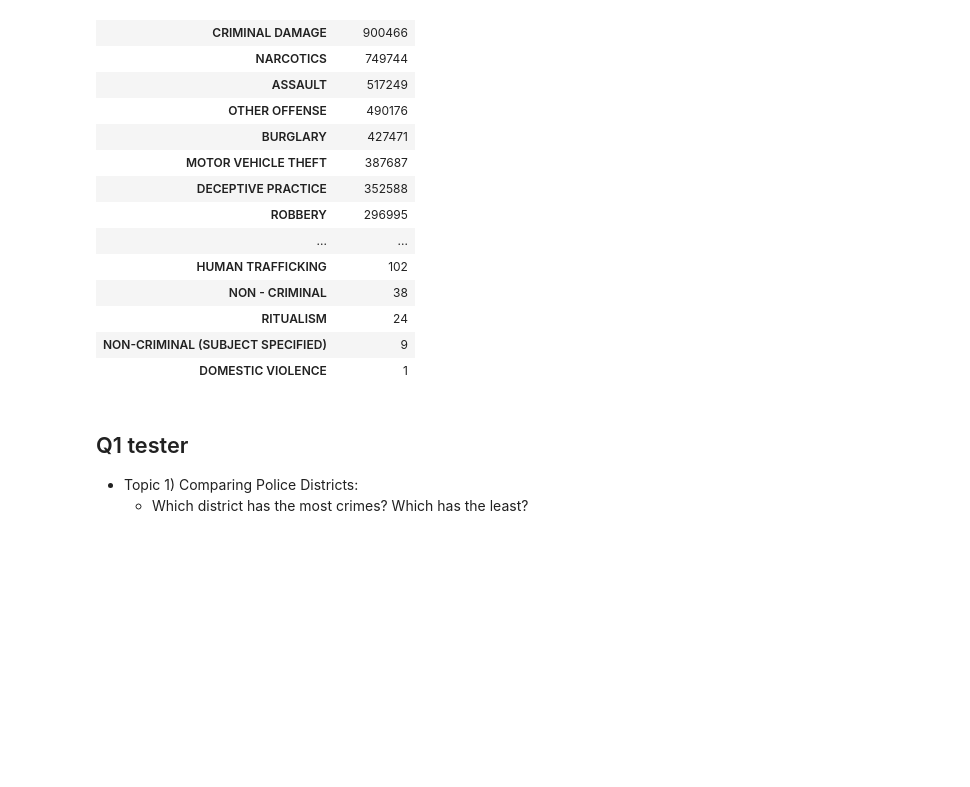
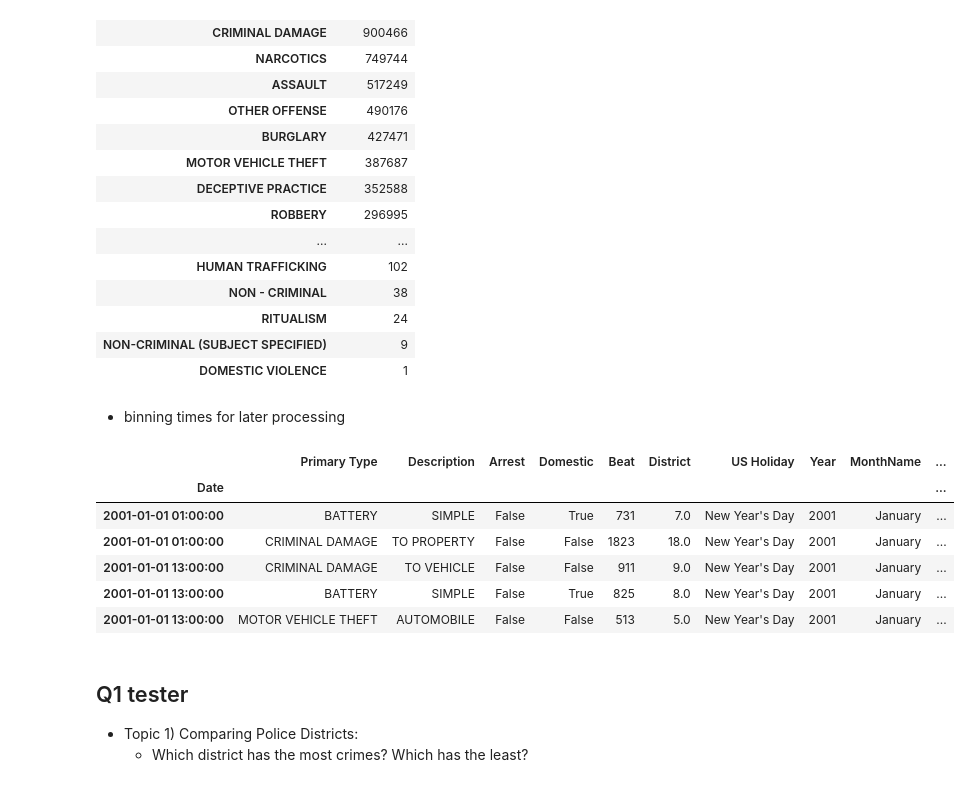
Before and after one commit to clovestad/Chicago_crimes_EDA-python_visuals, a Jupyter notebook: Chicago_Crime_Data.ipynb, the cells around one changed output. Drawn from its saved outputs; the diff is of its cells as text; code cells hidden in the pictures; blank space fills up the shorter version.

```diff
--- a/Chicago_Crime_Data.ipynb
+++ b/Chicago_Crime_Data.ipynb
@@ -98,6 +98,21 @@ crime_counts
 | RITUALISM | 24 |
 | NON-CRIMINAL (SUBJECT SPECIFIED) | 9 |
 | DOMESTIC VIOLENCE | 1 |
+# %% [markdown]
+- binning times for later processing
+# %%
+df['Year']  = df.index.year
+df['MonthName'] = df.index.month_name()
+df['HourOfDay'] = df.index.hour
+df.head()
+# %% [output]
+|  | Primary Type | Description | Arrest | Domestic | Beat | District | US Holiday | Year | MonthName | ... |
+| Date |  |  |  |  |  |  |  |  |  | ... |
+| 2001-01-01 01:00:00 | BATTERY | SIMPLE | False | True | 731 | 7.0 | New Year's Day | 2001 | January | ... |
+| 2001-01-01 01:00:00 | CRIMINAL DAMAGE | TO PROPERTY | False | False | 1823 | 18.0 | New Year's Day | 2001 | January | ... |
+| 2001-01-01 13:00:00 | CRIMINAL DAMAGE | TO VEHICLE | False | False | 911 | 9.0 | New Year's Day | 2001 | January | ... |
+| 2001-01-01 13:00:00 | BATTERY | SIMPLE | False | True | 825 | 8.0 | New Year's Day | 2001 | January | ... |
+| 2001-01-01 13:00:00 | MOTOR VEHICLE THEFT | AUTOMOBILE | False | False | 513 | 5.0 | New Year's Day | 2001 | January | ... |
 # %% [markdown]
 ## Q1 tester
 
```
Also changed, not shown: parts of 3 cells of this notebook.
